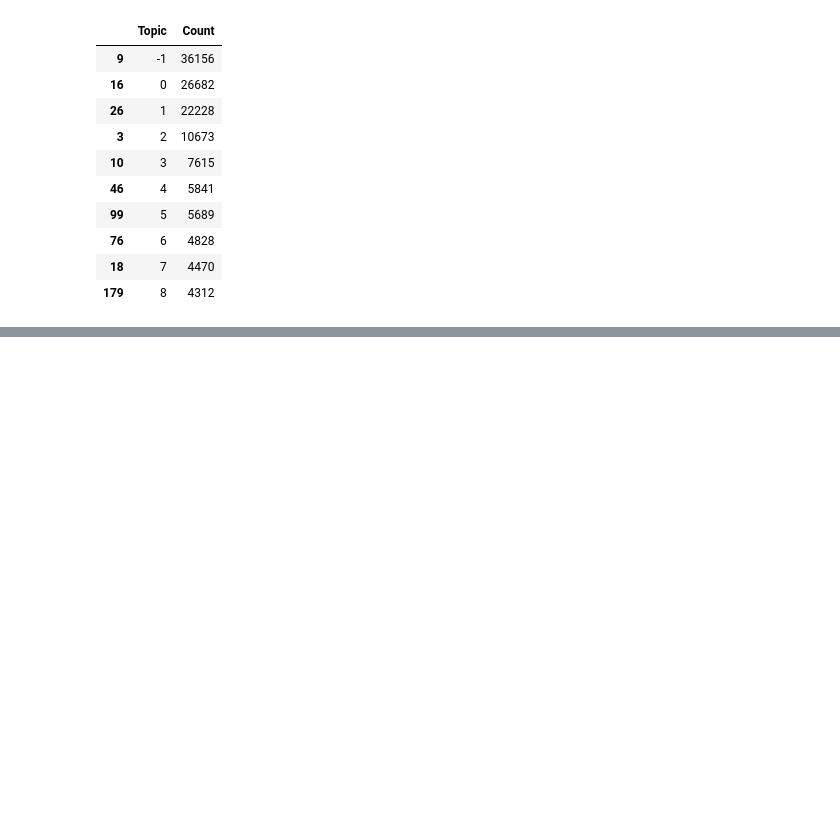
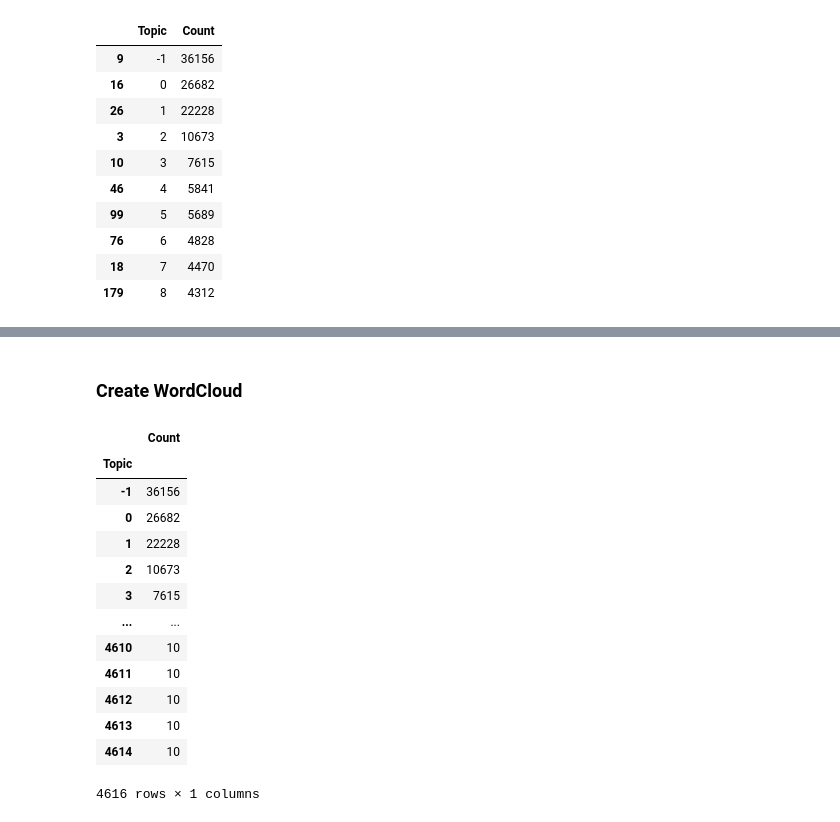
Before and after one commit to suchanadatta/MIRA-LLM-Assisted-Benchmark, a Jupyter notebook: topic_modelling/topic_modelling.ipynb, the cells around one changed output, grey strips where cells are left out. Saved outputs shown, nothing was run; the diff lists cells and outputs as text; code cells hidden in the pictures; blank space fills up the shorter version.

```diff
--- a/topic_modelling/topic_modelling.ipynb
+++ b/topic_modelling/topic_modelling.ipynb
@@ -8,6 +21,7 @@ sentence_model = SentenceTransformer('sentence-transformers/paraphrase-multiling
 topic_model = BERTopic(embedding_model=sentence_model)
 # %%
 ### Read data
-queries = pd.read_csv('queries.csv')
+queries_df = pd.read_csv('queries.csv')
+queries_list = queries_df["text"].astype(str).tolist()
 # %%
 # Fit the model to user queries
@@ -77,0 +105,2 @@ topic_model.get_document_info(queries).head(10)   # query information
+# %% [markdown]
+### Create WordCloud
@@ -77,0 +110,18 @@ topic_model.get_document_info(queries).head(10)   # query information
+# %%
+topic_freq_df = topic_model.get_topic_freq().set_index('Topic')
+topic_freq_df
+# %% [output]
+|  | Count |
+| Topic |  |
+| -1 | 36156 |
+| 0 | 26682 |
+| 1 | 22228 |
+| 2 | 10673 |
+| 3 | 7615 |
+| ... | ... |
+| 4610 | 10 |
+| 4611 | 10 |
+| 4612 | 10 |
+| 4613 | 10 |
+| 4614 | 10 |
+4616 rows × 1 columns
```
Also changed, not shown: parts of 11 cells of this notebook, 2 other files.
